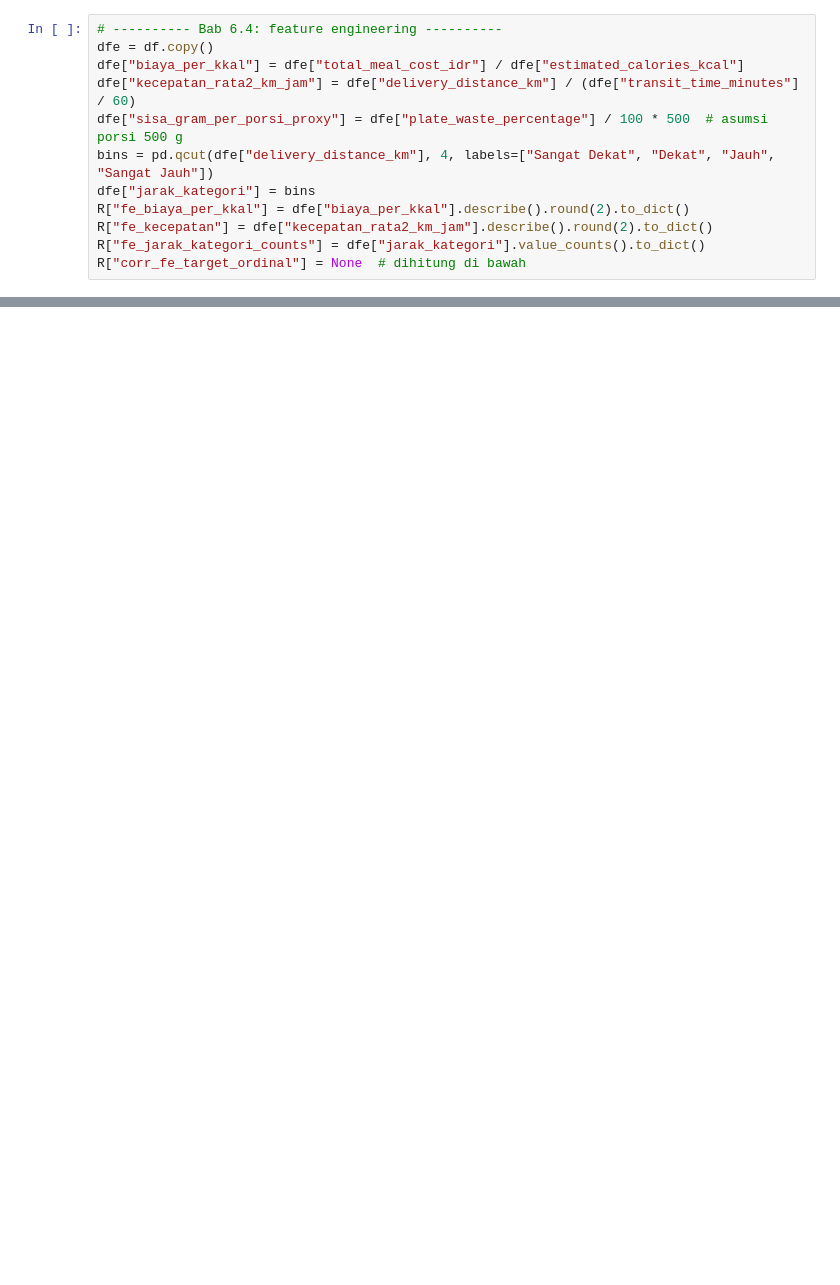
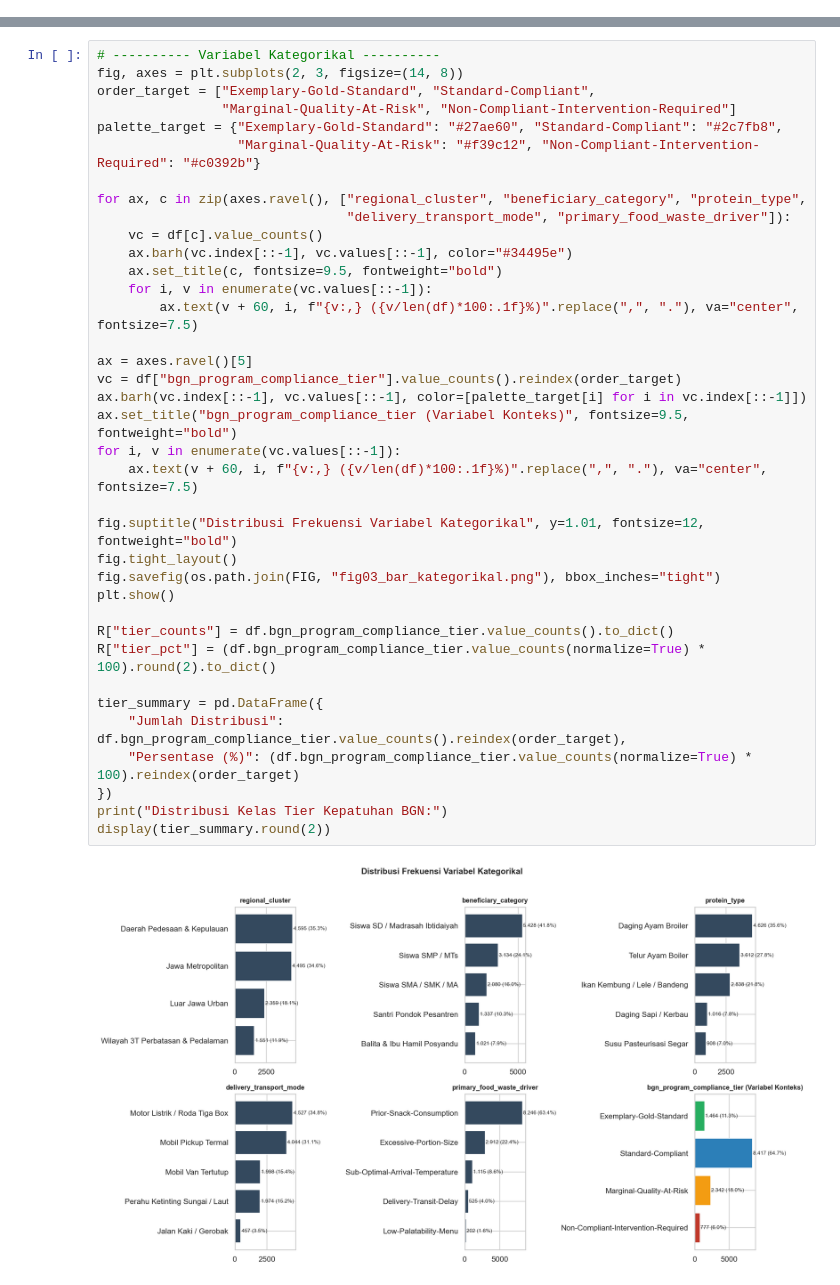
Before and after one commit to cupiz/datascience-mbg-eda, a Jupyter notebook: eda_notebook.ipynb, the cells around one changed output, grey strips where cells are left out. Saved outputs shown, nothing was run; the diff lists cells and outputs as text; blank space fills up the shorter version.

```diff
--- a/eda_notebook.ipynb
+++ b/eda_notebook.ipynb
@@ -174,12 +222,0 @@ Membuat fitur baru: `biaya_per_kkal` (rasio), `kecepatan_rata2_km_jam` (jarak/wa
-# %%
-# ---------- Bab 6.4: feature engineering ----------
-dfe = df.copy()
-dfe["biaya_per_kkal"] = dfe["total_meal_cost_idr"] / dfe["estimated_calories_kcal"]
-dfe["kecepatan_rata2_km_jam"] = dfe["delivery_distance_km"] / (dfe["transit_time_minutes"] / 60)
-dfe["sisa_gram_per_porsi_proxy"] = dfe["plate_waste_percentage"] / 100 * 500  # asumsi porsi 500 g
-bins = pd.qcut(dfe["delivery_distance_km"], 4, labels=["Sangat Dekat", "Dekat", "Jauh", "Sangat Jauh"])
-dfe["jarak_kategori"] = bins
-R["fe_biaya_per_kkal"] = dfe["biaya_per_kkal"].describe().round(2).to_dict()
-R["fe_kecepatan"] = dfe["kecepatan_rata2_km_jam"].describe().round(2).to_dict()
-R["fe_jarak_kategori_counts"] = dfe["jarak_kategori"].value_counts().to_dict()
-R["corr_fe_target_ordinal"] = None  # dihitung di bawah
@@ -185,0 +226,39 @@ R["corr_fe_target_ordinal"] = None  # dihitung di bawah
+# %%
+# ---------- Variabel Kategorikal ----------
+fig, axes = plt.subplots(2, 3, figsize=(14, 8))
+order_target = ["Exemplary-Gold-Standard", "Standard-Compliant",
+                "Marginal-Quality-At-Risk", "Non-Compliant-Intervention-Required"]
+palette_target = {"Exemplary-Gold-Standard": "#27ae60", "Standard-Compliant": "#2c7fb8",
+                  "Marginal-Quality-At-Risk": "#f39c12", "Non-Compliant-Intervention-Required": "#c0392b"}
+
+for ax, c in zip(axes.ravel(), ["regional_cluster", "beneficiary_category", "protein_type",
+                                "delivery_transport_mode", "primary_food_waste_driver"]):
+    vc = df[c].value_counts()
+    ax.barh(vc.index[::-1], vc.values[::-1], color="#34495e")
+    ax.set_title(c, fontsize=9.5, fontweight="bold")
+    for i, v in enumerate(vc.values[::-1]):
+        ax.text(v + 60, i, f"{v:,} ({v/len(df)*100:.1f}%)".replace(",", "."), va="center", fontsize=7.5)
+
+ax = axes.ravel()[5]
+vc = df["bgn_program_compliance_tier"].value_counts().reindex(order_target)
+ax.barh(vc.index[::-1], vc.values[::-1], color=[palette_target[i] for i in vc.index[::-1]])
+ax.set_title("bgn_program_compliance_tier (Variabel Konteks)", fontsize=9.5, fontweight="bold")
+for i, v in enumerate(vc.values[::-1]):
+    ax.text(v + 60, i, f"{v:,} ({v/len(df)*100:.1f}%)".replace(",", "."), va="center", fontsize=7.5)
+
+fig.suptitle("Distribusi Frekuensi Variabel Kategorikal", y=1.01, fontsize=12, fontweight="bold")
+fig.tight_layout()
+fig.savefig(os.path.join(FIG, "fig03_bar_kategorikal.png"), bbox_inches="tight")
+plt.show()
+
+R["tier_counts"] = df.bgn_program_compliance_tier.value_counts().to_dict()
+R["tier_pct"] = (df.bgn_program_compliance_tier.value_counts(normalize=True) * 100).round(2).to_dict()
+
+tier_summary = pd.DataFrame({
+    "Jumlah Distribusi": df.bgn_program_compliance_tier.value_counts().reindex(order_target),
+    "Persentase (%)": (df.bgn_program_compliance_tier.value_counts(normalize=True) * 100).reindex(order_target)
+})
+print("Distribusi Kelas Tier Kepatuhan BGN:")
+display(tier_summary.round(2))
+# %% [output]
+[figure, added]
```
Also changed, not shown: parts of 52 cells of this notebook, 12 other files.
